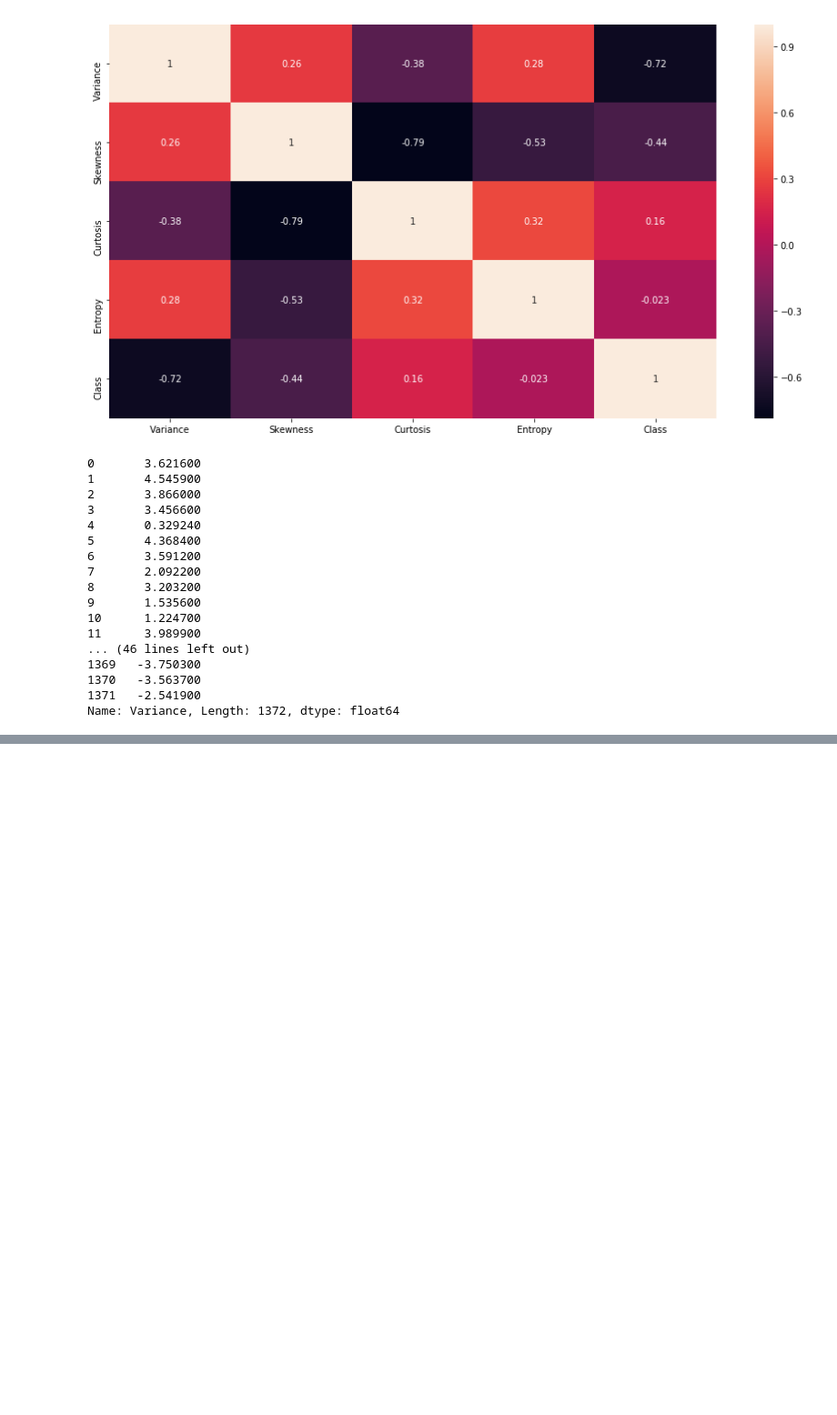
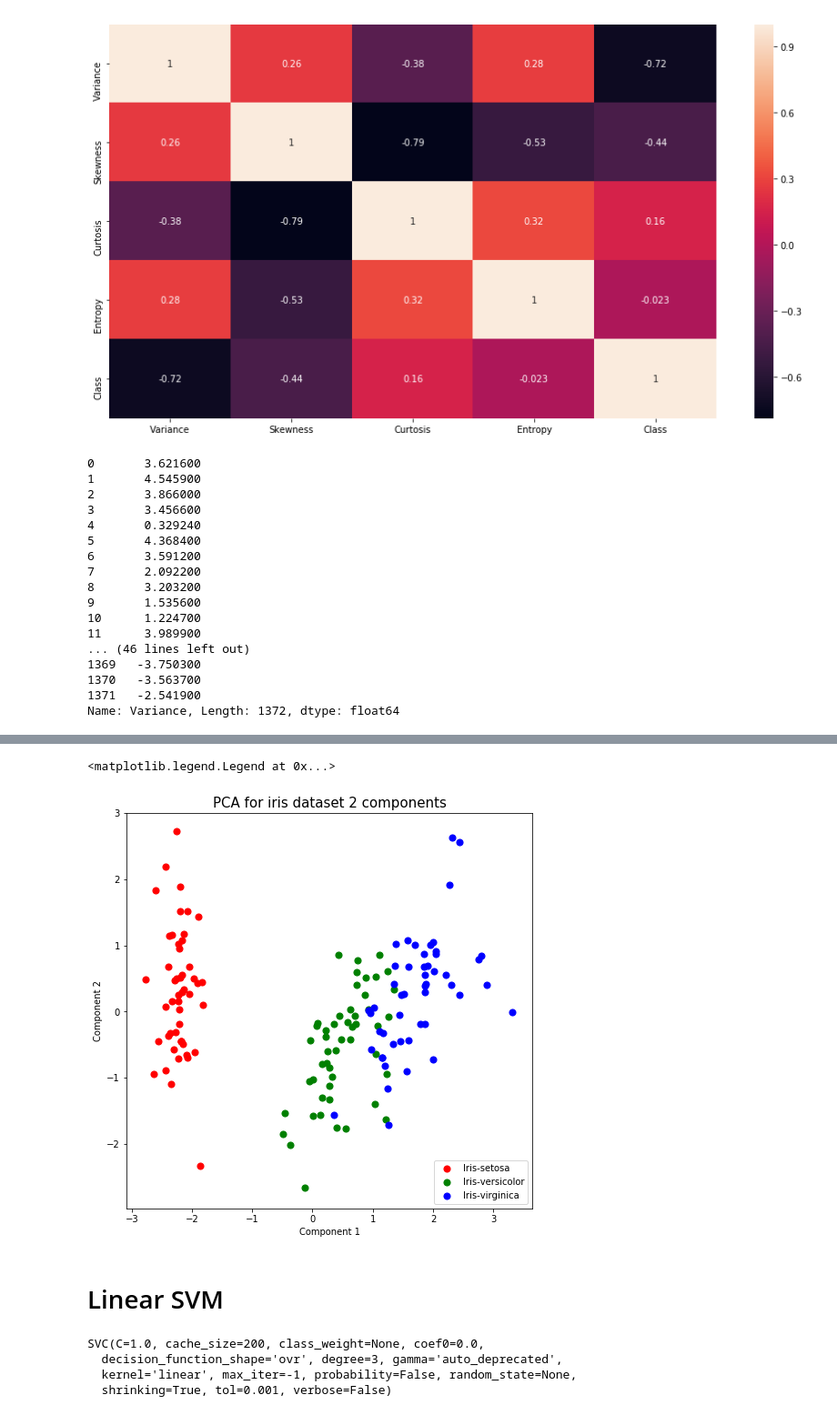
Before and after one commit to sidhant-guliani/bill_authentication_SVM, a Jupyter notebook: bill_authentication.ipynb, the cells around one changed output, grey strips where cells are left out. Shown: that part at 91% size. Cells and saved outputs as stored; diff of their text form; code cells hidden in the pictures; blank space fills up the shorter version.

```diff
--- a/bill_authentication.ipynb
+++ b/bill_authentication.ipynb
@@ -109,3 +116,14 @@ for ax in axs.flat:
 # %%
-X = bankdata.drop('Class', axis=1)
-y = bankdata['Class']
+X = irisdata.drop('Class', axis=1)
+y = irisdata['Class']
+# %%
+# The input data is centered but not scaled for each feature before applying
+# the SVD.
+# Use StandardScaler to help you standardize the dataset’s features onto unit scale
+# (mean = 0 and variance = 1)
+x = StandardScaler().fit_transform(X)
+# %%
+pca = PCA(n_components=2)
+principalComponents = pca.fit_transform(x)
+principalDf = pd.DataFrame(data = principalComponents
+             , columns = ['Component 1', 'Component 2'])
@@ -111,0 +139,2 @@ y = bankdata['Class']
+# %%
+finalDf = pd.concat([principalDf, y], axis = 1)
@@ -111,0 +150,21 @@ y = bankdata['Class']
+# %%
+fig = plt.figure(figsize = (8,8))
+ax = fig.add_subplot(1,1,1)
+ax.set_xlabel('Component 1', fontsize = 10)
+ax.set_ylabel('Component 2', fontsize = 10)
+ax.set_title('PCA for iris dataset 2 components', fontsize = 15)
+
+targets = ['Iris-setosa', 'Iris-versicolor', 'Iris-virginica']
+colors = ['r', 'g', 'b']
+
+for i in range(3):
+    ids = finalDf['Class'] == targets[i]
+    ax.scatter(finalDf.loc[ids, 'Component 1']
+               , finalDf.loc[ids, 'Component 2']
+               , c = colors[i]
+               , s = 50)
+ax.legend(targets)
+#ax.grid()
+# %% [output]
+<matplotlib.legend.Legend at 0x...>
+[figure, added]
@@ -111,0 +178,2 @@ y = bankdata['Class']
+# %% [markdown]
+# Linear SVM
@@ -111,0 +187,8 @@ y = bankdata['Class']
+# %%
+svclassifier = SVC(kernel='linear')
+svclassifier.fit(X_train, y_train)
+# %% [output]
+SVC(C=1.0, cache_size=200, class_weight=None, coef0=0.0,
+  decision_function_shape='ovr', degree=3, gamma='auto_deprecated',
+  kernel='linear', max_iter=-1, probability=False, random_state=None,
+  shrinking=True, tol=0.001, verbose=False)
```
Also changed, not shown: parts of 17 cells of this notebook.
